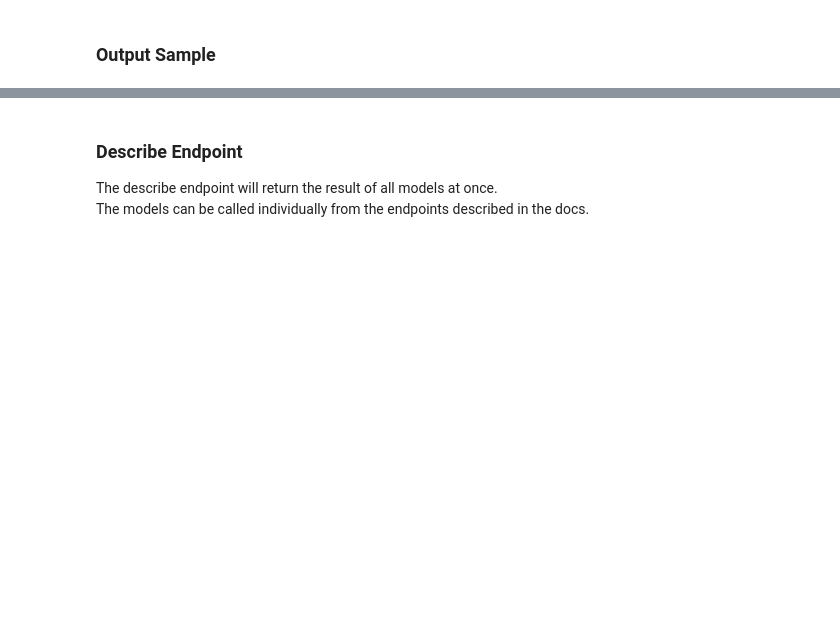
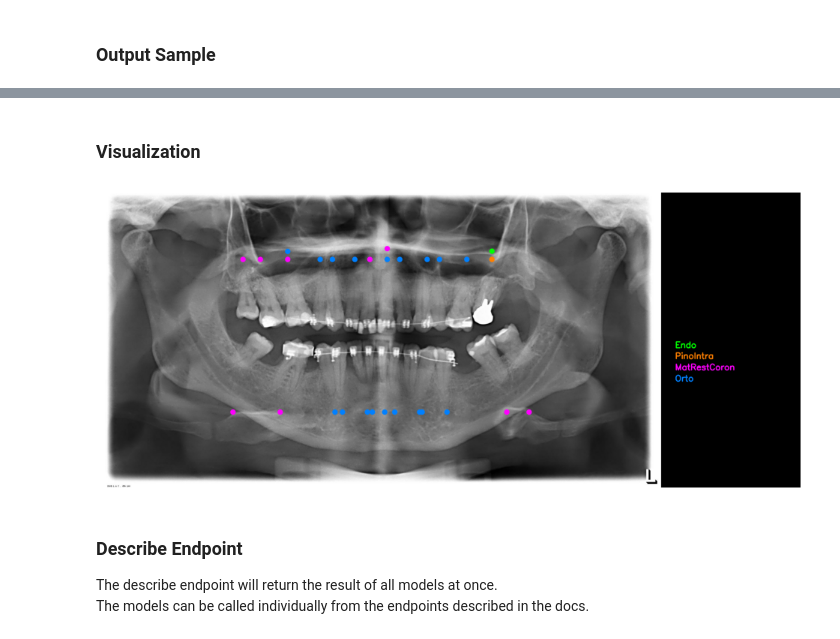
Before and after one commit to Radio-Memory/radiomemory-ai-api-demo, a Jupyter notebook: main.ipynb, the cells around one changed output, grey strips where cells are left out. Drawn from its saved outputs; the diff is of its cells as text; code cells hidden in the pictures; blank space fills up the shorter version.

```diff
--- a/main.ipynb
+++ b/main.ipynb
@@ -225,3 +319,14 @@ pprint(str(procedures_response.json())[:1000])
+# %% [markdown]
+### Visualization
+# %%
+from vis import draw_procedures_output
+
+dimage = draw_procedures_output(panoramic_image, [e for e in procedures_response.json()["entities"] if e["score"] > 0.5])
+fig, ax = plt.subplots(figsize=(12, 12))
+ax.imshow(dimage)
+ax.axis("off");
+# %% [output]
+[figure, added]
 # %% [markdown]
 ### Describe Endpoint
 
```
Also changed, not shown: parts of 34 cells of this notebook, 5 other files.
